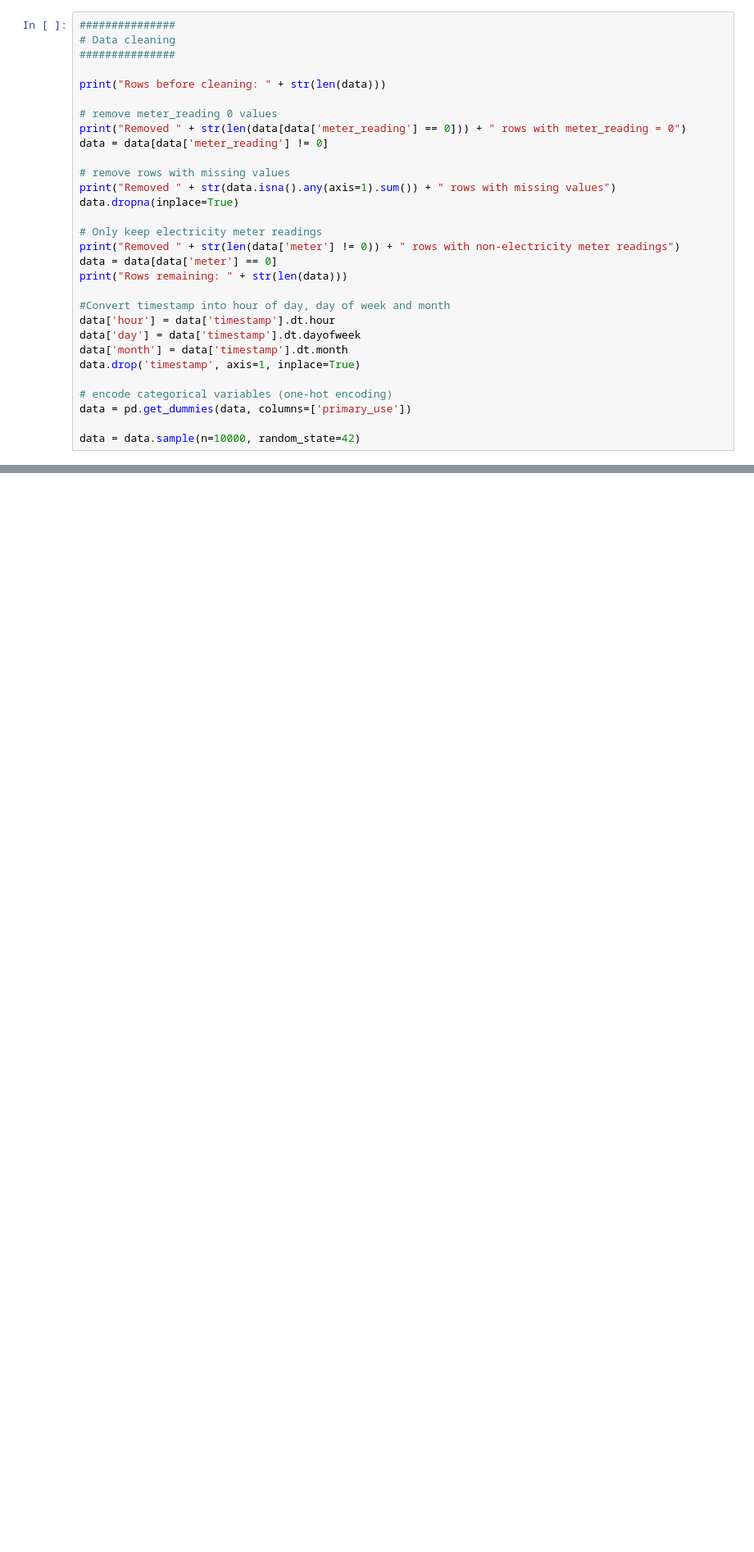
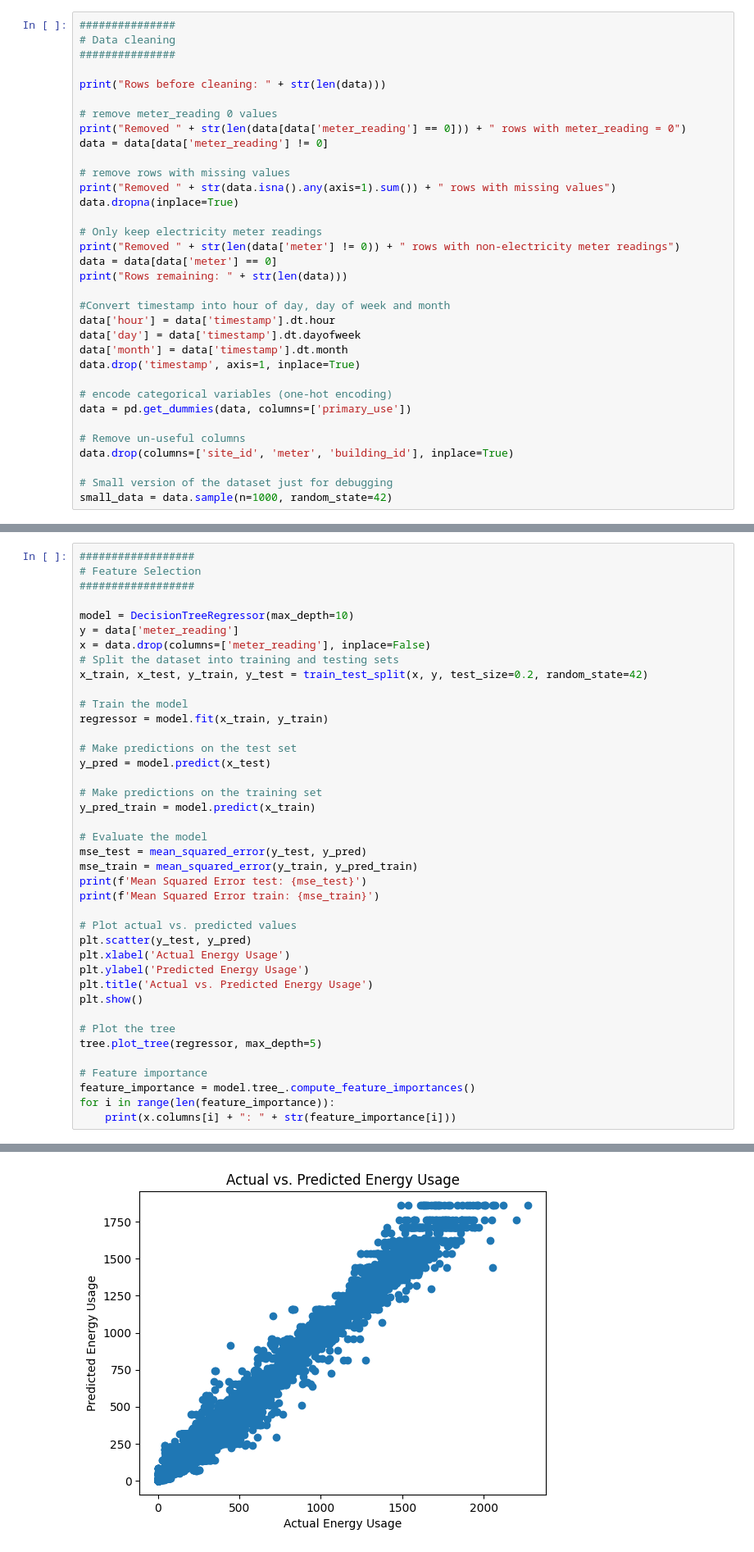
Before and after one commit to daanh99/ABN_AMRO_CASE, a Jupyter notebook: main.ipynb, the cells around one changed output, grey strips where cells are left out. Shown at 82% size. Drawn from its saved outputs; the diff is of its cells as text; blank space fills up the shorter version.

```diff
--- a/main.ipynb
+++ b/main.ipynb
@@ -90,7 +90,11 @@ data.drop('timestamp', axis=1, inplace=True)
 # encode categorical variables (one-hot encoding)
 data = pd.get_dummies(data, columns=['primary_use'])
 
-data = data.sample(n=10000, random_state=42)
+# Remove un-useful columns
+data.drop(columns=['site_id', 'meter', 'building_id'], inplace=True)
+
+# Small version of the dataset just for debugging
+small_data = data.sample(n=1000, random_state=42)
 # %% [output]
 Rows before cleaning: 20125605
 Removed 1867887 rows with meter_reading = 0
@@ -211,0 +183,41 @@ Gradient Boosting results: (2115.0380165119614, 2445.0773369989975)
+# %%
+##################
+# Feature Selection
+##################
+
+model = DecisionTreeRegressor(max_depth=10)
+y = data['meter_reading']
+x = data.drop(columns=['meter_reading'], inplace=False)
+# Split the dataset into training and testing sets
+x_train, x_test, y_train, y_test = train_test_split(x, y, test_size=0.2, random_state=42)
+
+# Train the model
+regressor = model.fit(x_train, y_train)
+
+# Make predictions on the test set
+y_pred = model.predict(x_test)
+
+# Make predictions on the training set
+y_pred_train = model.predict(x_train)
+
+# Evaluate the model
+mse_test = mean_squared_error(y_test, y_pred)
+mse_train = mean_squared_error(y_train, y_pred_train)
+print(f'Mean Squared Error test: {mse_test}')
+print(f'Mean Squared Error train: {mse_train}')
+
+# Plot actual vs. predicted values
+plt.scatter(y_test, y_pred)
+plt.xlabel('Actual Energy Usage')
+plt.ylabel('Predicted Energy Usage')
+plt.title('Actual vs. Predicted Energy Usage')
+plt.show()
+
+# Plot the tree
+tree.plot_tree(regressor, max_depth=5)
+
+# Feature importance
+feature_importance = model.tree_.compute_feature_importances()
+for i in range(len(feature_importance)):
+    print(x.columns[i] + ": " + str(feature_importance[i]))
+# %% [output]
@@ -211,0 +226 @@ Gradient Boosting results: (2115.0380165119614, 2445.0773369989975)
+[figure, added]
```
Also changed, not shown: parts of 3 cells of this notebook.
